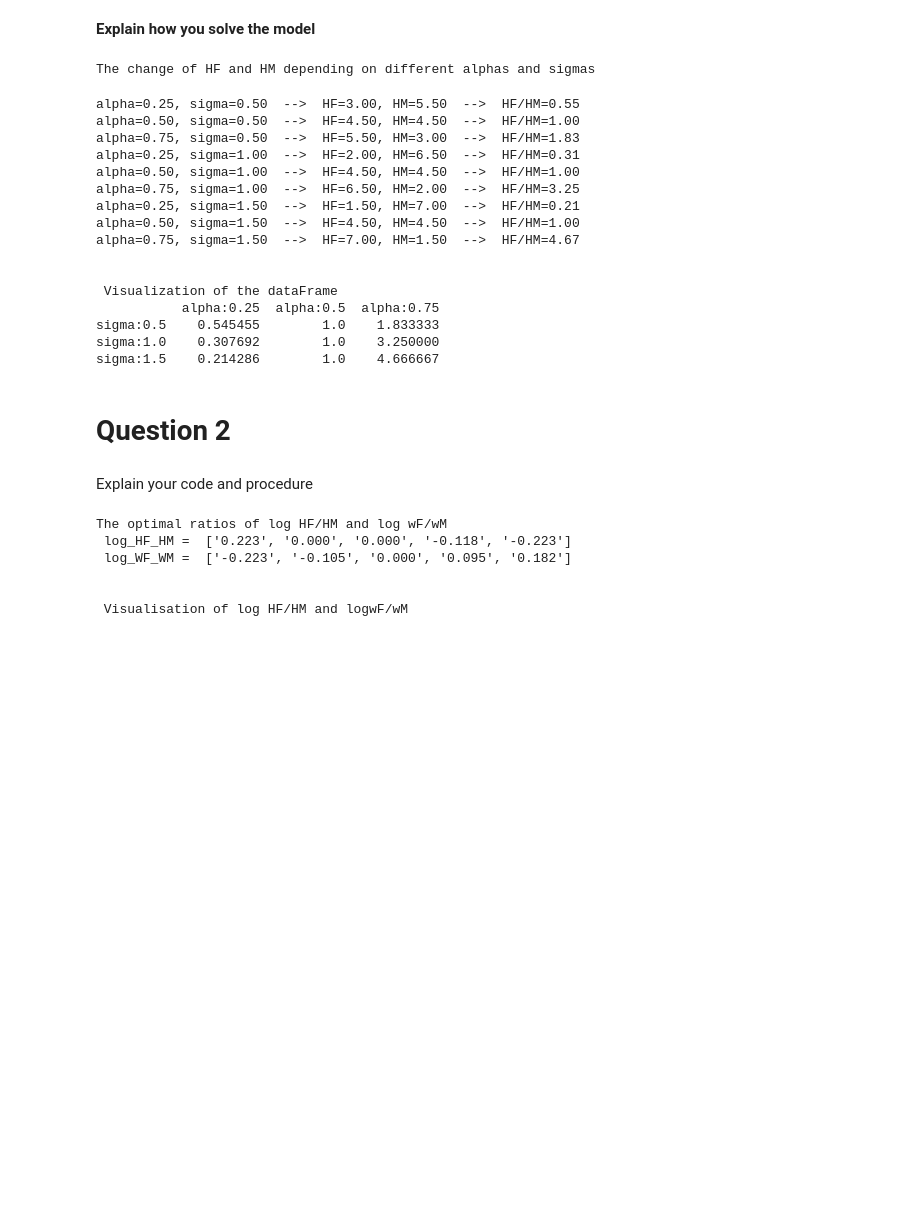
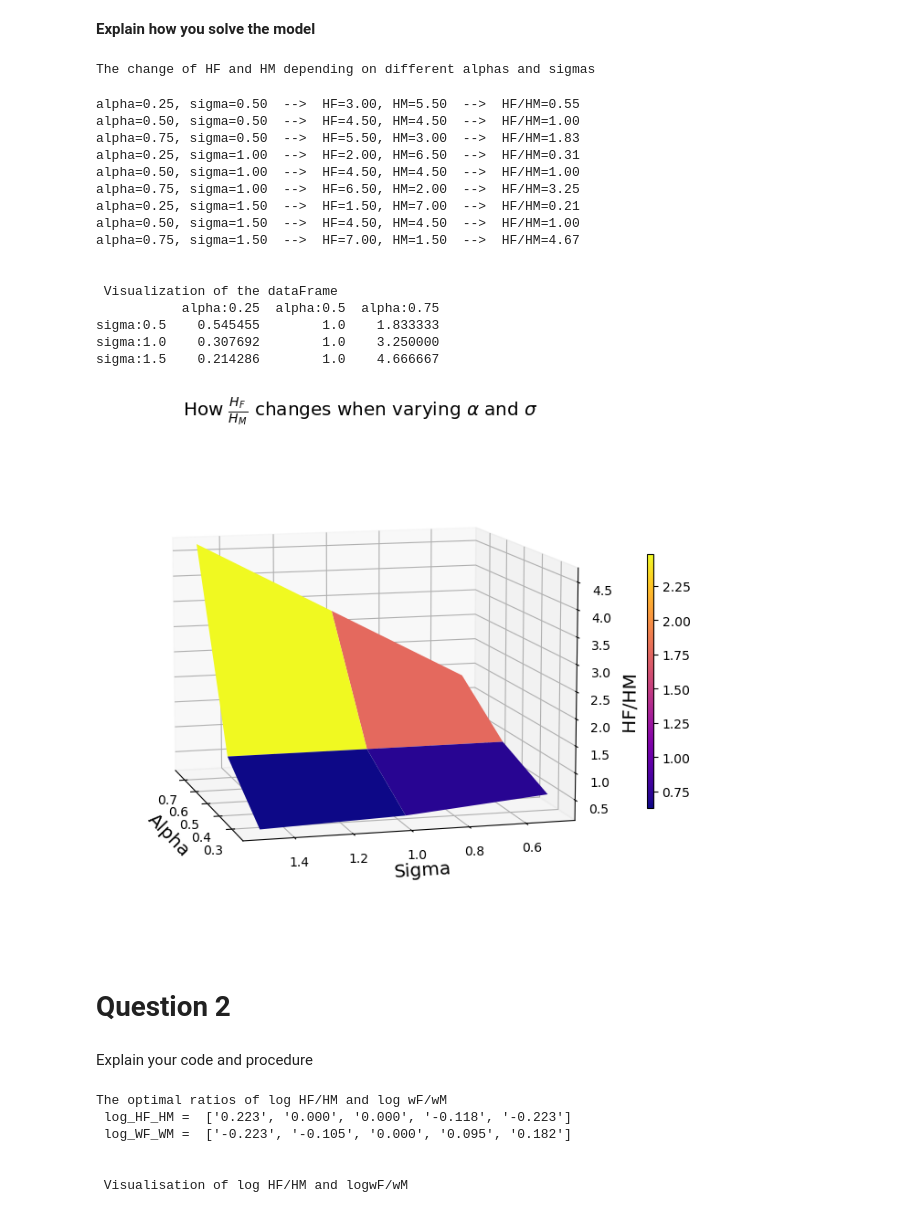
Before and after one commit to NumEconCopenhagen/projects-2023-mes, a Jupyter notebook: inauguralproject/inauguralproject.ipynb, the cells around one changed output. Saved outputs shown, nothing was run; the diff lists cells and outputs as text; code cells hidden in the pictures; blank space fills up the shorter version.

Commit message:
3d plot

```diff
--- a/inauguralproject/inauguralproject.ipynb
+++ b/inauguralproject/inauguralproject.ipynb
@@ -24,8 +27,6 @@ from inauguralproject import HouseholdSpecializationModelClass
 # %% [markdown]
 **Explain how you solve the model**
 # %%
-import pandas as pd
-
 # Question 1
 # safe the Class as Model
 model = HouseholdSpecializationModelClass()
@@ -33,6 +34,7 @@ model = HouseholdSpecializationModelClass()
 # create two seperate lists for the varying alphas and sigmas
 varying_alpha = [0.25, 0.50, 0.75]
 varying_sigma = [0.50, 1.0, 1.5]
+HF_HM_fig = []
 
 # print the header for the results
 print('The change of HF and HM depending on different alphas and sigmas', '\n')
@@ -54,6 +56,7 @@ for i in varying_sigma:
         HF_star.append(HF) #
         HM_star.append(HM)
         HF_divided_HM_star.append(HF_divided_HM)
+        HF_HM_fig.append(HF_divided_HM)  # append HF/HM to the list
         print(f"alpha={j:.2f}, sigma={i:.2f}  -->  HF={HF:.2f}, HM={HM:.2f}  -->  HF/HM={HF_divided_HM:.2f}") # print the results of HF and HM for varying alphas and sigmas
 
 # Split the list HF_divided_HM_star into three seperate lists
@@ -87,6 +90,37 @@ alpha=0.75, sigma=1.50  -->  HF=7.00, HM=1.50  -->  HF/HM=4.67
 sigma:0.5    0.545455        1.0    1.833333
 sigma:1.0    0.307692        1.0    3.250000
 sigma:1.5    0.214286        1.0    4.666667
+# %%
+import numpy as np
+import matplotlib.pyplot as plt
+from mpl_toolkits.mplot3d import Axes3D
+
+# Convert the varying alpha and sigma lists into NumPy arrays
+alpha_array = np.array(varying_alpha)
+sigma_array = np.array(varying_sigma)
+
+# Create a meshgrid from the alpha and sigma arrays
+alpha_mesh, sigma_mesh = np.meshgrid(alpha_array, sigma_array)
+
+# Convert the HF/HM list into a NumPy array and reshape it to match the meshgrid shape
+hf_hm_array = np.array(HF_HM_fig).reshape(alpha_mesh.shape)
+
+# Create a figure and axis
+fig = plt.figure(figsize=(9, 9))
+ax = fig.add_subplot(111, projection='3d')
+
+# Plot the surface with shading
+surface = ax.plot_surface(alpha_mesh, sigma_mesh, hf_hm_array, cmap='plasma', shade=True)
+
+fig.colorbar(surface, ax=ax, shrink=0.4, aspect=40)
+ax.set_title(r"How $\frac{H_F}{H_M}$ changes when varying $\alpha$ and $\sigma$", size='x-large')
+ax.set_xlabel('Alpha', size='x-large')
+ax.set_ylabel('Sigma', size='x-large')
+ax.set_zlabel('HF/HM', size='x-large')
+ax.view_init(elev=10, azim=165)
+plt.show(block=False)
+# %% [output]
+[figure, added]
 # %% [markdown]
 # Question 2
 # %% [markdown]
```
Also changed, not shown: parts of 7 cells of this notebook.
